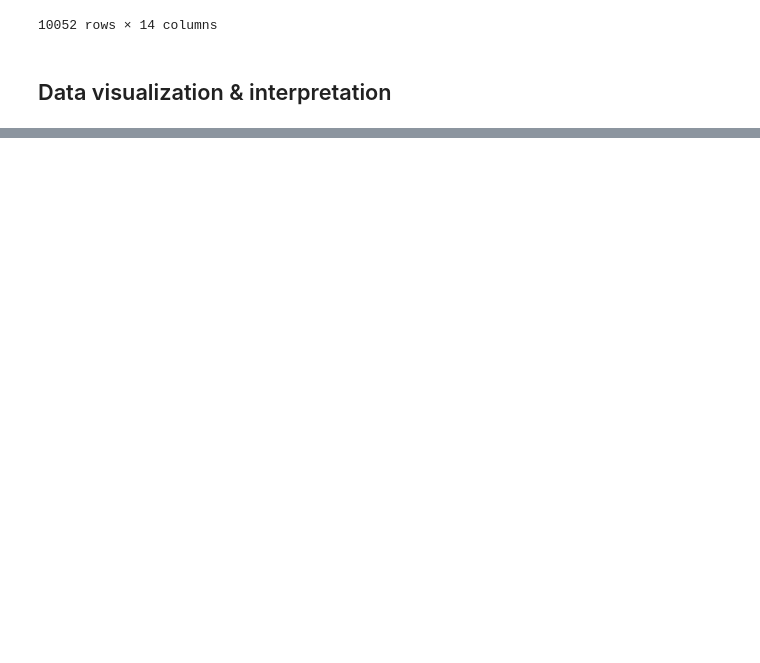
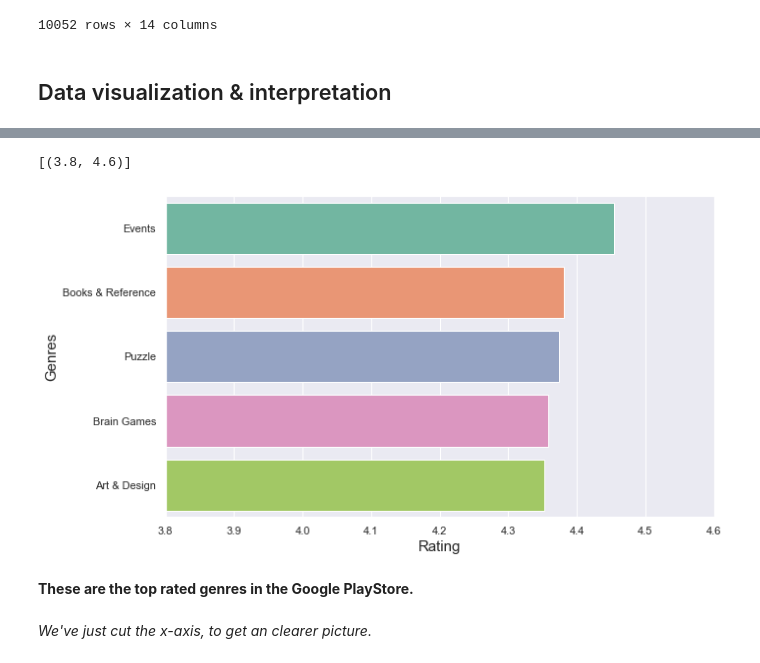
Before and after one commit to enricogoerlitz/Data-Analysis, a Jupyter notebook: 02_Google_Playstore_Data/notebook/notebook1.ipynb, the cells around one changed output, grey strips where cells are left out. Saved outputs shown, nothing was run; the diff lists cells and outputs as text; code cells hidden in the pictures; blank space fills up the shorter version.

```diff
--- a/02_Google_Playstore_Data/notebook/notebook1.ipynb
+++ b/02_Google_Playstore_Data/notebook/notebook1.ipynb
@@ -767,0 +875,9 @@ df_cleaned
+# %%
+sns.barplot(y=most_popular_genres.index[:5], x=RATING, data=most_popular_genres.head(5)).set(xlim=(3.8, 4.6))
+# %% [output]
+[(3.8, 4.6)]
+[figure, added]
+# %% [markdown]
+**These are the top rated genres in the Google PlayStore.** <br>
+<br>
+*We've just cut the x-axis, to get an clearer picture.*
```
Also changed, not shown: parts of 51 cells of this notebook.
